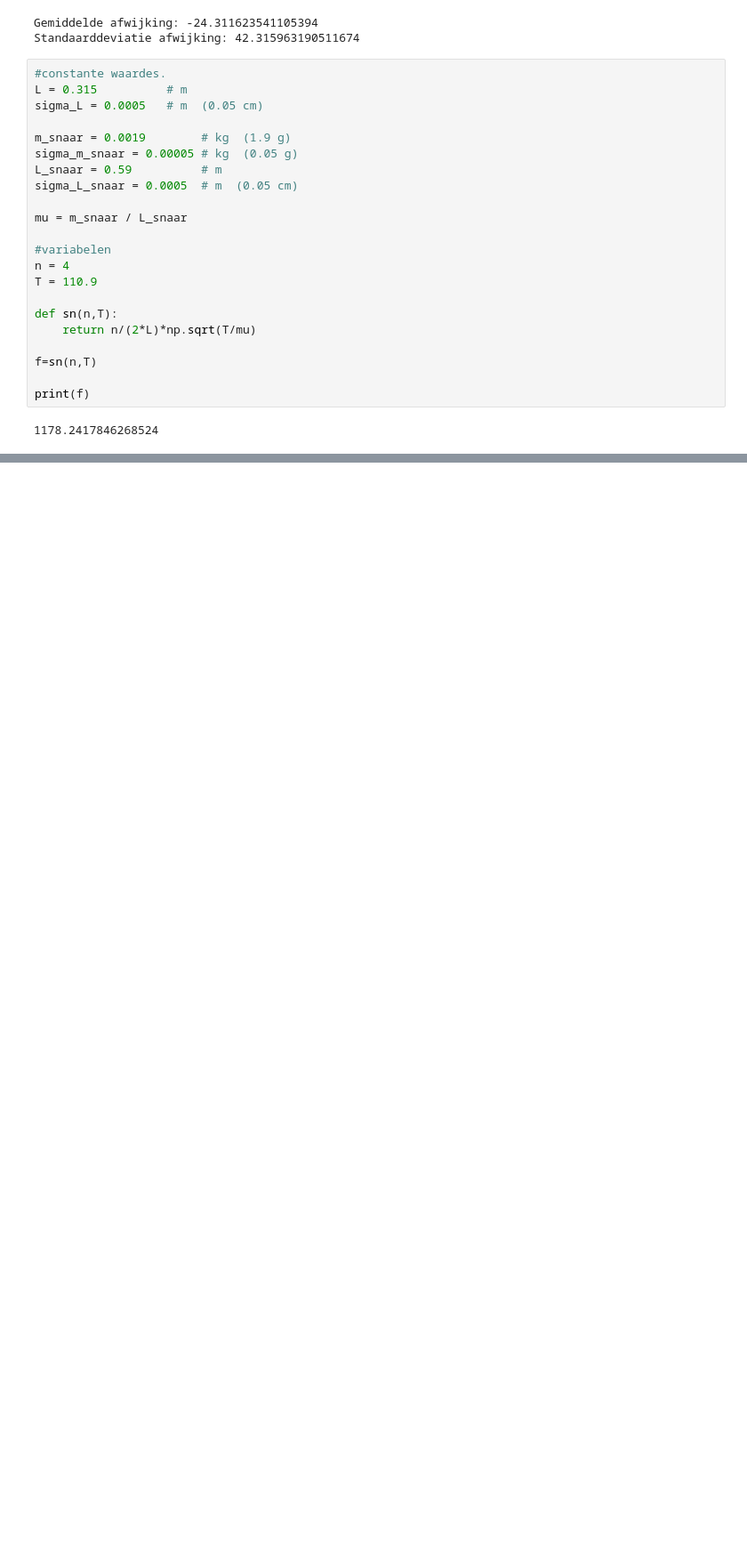
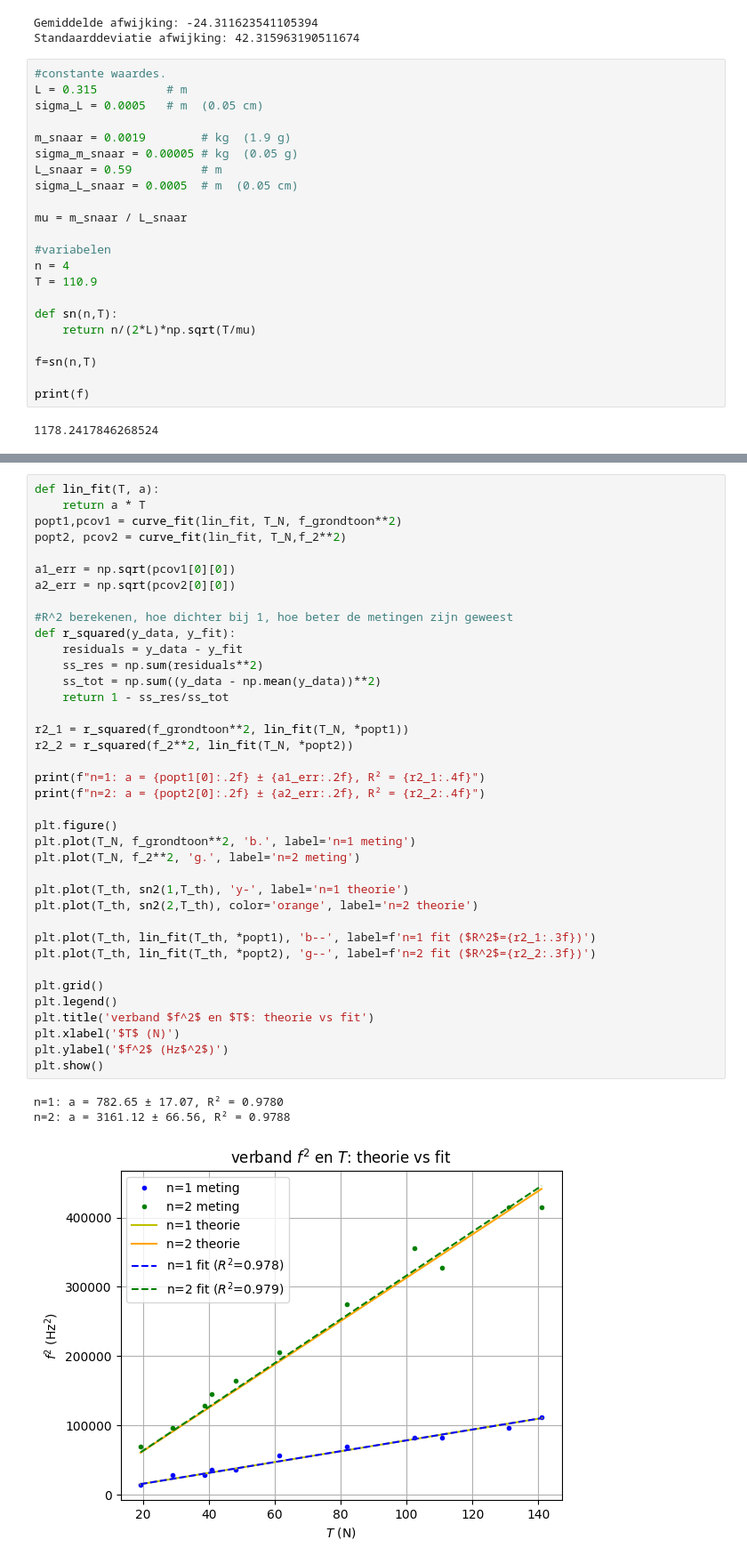
Before and after one commit to jasperbom747-creator/Vibrating-string-experiment, a Jupyter notebook: analyse.ipynb, the cells around one changed output, grey strips where cells are left out. Shown at 89% size. Drawn from its saved outputs; the diff is of its cells as text; blank space fills up the shorter version.

Commit message:
grafieken en residu

```diff
--- a/analyse.ipynb
+++ b/analyse.ipynb
@@ -284,0 +285,42 @@ plt.show()
+# %%
+def lin_fit(T, a):
+    return a * T
+popt1,pcov1 = curve_fit(lin_fit, T_N, f_grondtoon**2)
+popt2, pcov2 = curve_fit(lin_fit, T_N,f_2**2)
+
+a1_err = np.sqrt(pcov1[0][0])
+a2_err = np.sqrt(pcov2[0][0])
+
+#R^2 berekenen, hoe dichter bij 1, hoe beter de metingen zijn geweest
+def r_squared(y_data, y_fit):
+    residuals = y_data - y_fit
+    ss_res = np.sum(residuals**2)
+    ss_tot = np.sum((y_data - np.mean(y_data))**2)
+    return 1 - ss_res/ss_tot
+
+r2_1 = r_squared(f_grondtoon**2, lin_fit(T_N, *popt1))
+r2_2 = r_squared(f_2**2, lin_fit(T_N, *popt2))
+
+print(f"n=1: a = {popt1[0]:.2f} ± {a1_err:.2f}, R² = {r2_1:.4f}")
+print(f"n=2: a = {popt2[0]:.2f} ± {a2_err:.2f}, R² = {r2_2:.4f}")
+
+plt.figure()
+plt.plot(T_N, f_grondtoon**2, 'b.', label='n=1 meting')
+plt.plot(T_N, f_2**2, 'g.', label='n=2 meting')
+
+plt.plot(T_th, sn2(1,T_th), 'y-', label='n=1 theorie')
+plt.plot(T_th, sn2(2,T_th), color='orange', label='n=2 theorie')
+
+plt.plot(T_th, lin_fit(T_th, *popt1), 'b--', label=f'n=1 fit ($R^2$={r2_1:.3f})')
+plt.plot(T_th, lin_fit(T_th, *popt2), 'g--', label=f'n=2 fit ($R^2$={r2_2:.3f})')
+
+plt.grid()
+plt.legend()
+plt.title('verband $f^2$ en $T$: theorie vs fit')
+plt.xlabel('$T$ (N)')
+plt.ylabel('$f^2$ (Hz$^2$)')
+plt.show()
+# %% [output]
+n=1: a = 782.65 ± 17.07, R² = 0.9780
+n=2: a = 3161.12 ± 66.56, R² = 0.9788
+[figure, added]
```
Also changed, not shown: parts of 2 cells of this notebook.
